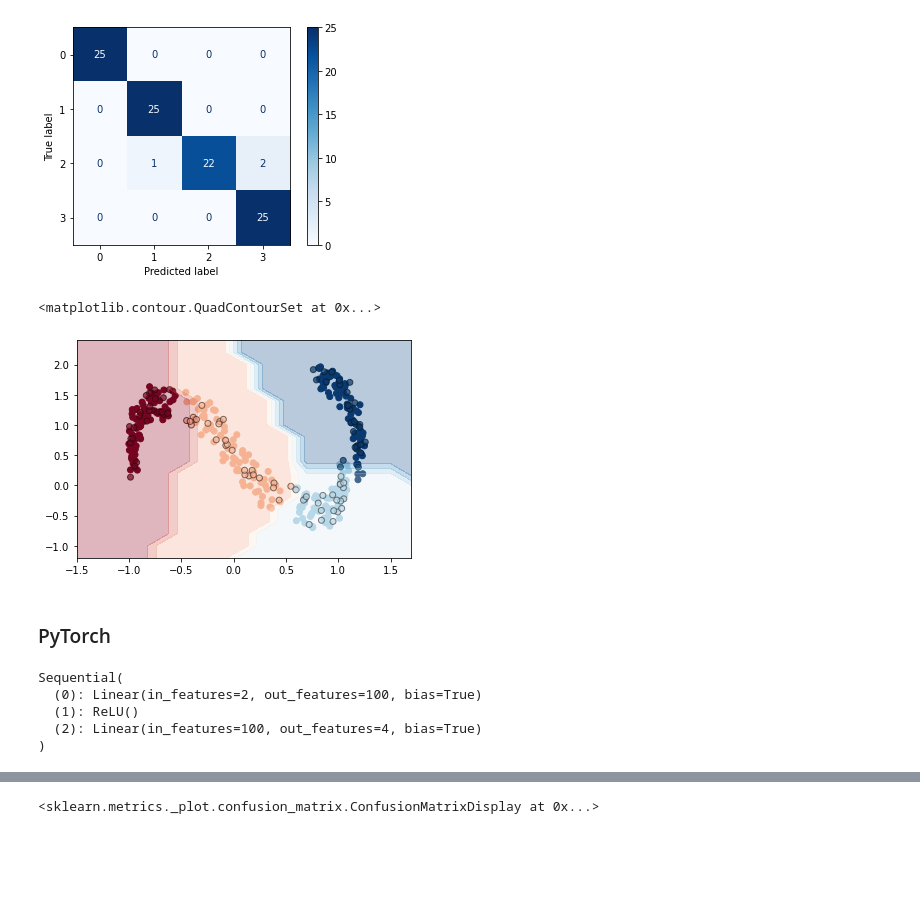
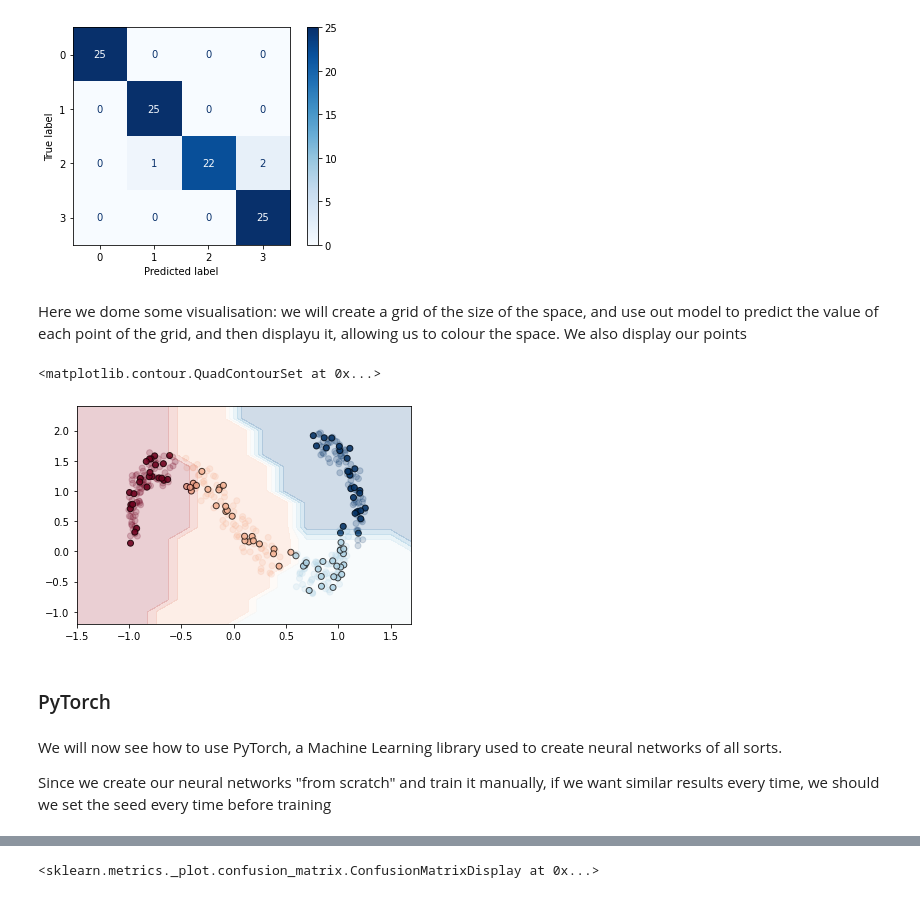
Before and after one commit to MartaVallejo/MachineLearning, a Jupyter notebook: ArtificialNeuralNetwork.ipynb, the cells around one changed output, grey strips where cells are left out. Saved outputs shown, nothing was run; the diff lists cells and outputs as text; code cells hidden in the pictures; blank space fills up the shorter version.

```diff
--- a/ArtificialNeuralNetwork.ipynb
+++ b/ArtificialNeuralNetwork.ipynb
@@ -55,21 +84,24 @@ c.plot(cmap=plt.cm.Blues)
 # %% [output]
 <sklearn.metrics._plot.confusion_matrix.ConfusionMatrixDisplay at 0x...>
 [figure]
+# %% [markdown]
+Here we dome some visualisation: we will create a grid of the size of the space, and use out model to predict the value of each point of the grid, and then displayu it, allowing us to colour the space.
+We also display our points
 # %%
 x_min, x_max = X[:, 0].min() - .5, X[:, 0].max() + .5
 y_min, y_max = X[:, 1].min() - .5, X[:, 1].max() + .5
 xx, yy = np.meshgrid(np.arange(x_min, x_max, 0.2),
                      np.arange(y_min, y_max, 0.2))
-plt.scatter(x_train[:, 0], x_train[:, 1], c=y_train, cmap=plt.cm.RdBu, alpha=1)
-plt.scatter(x_test[:, 0], x_test[:, 1], c=predicted, cmap=plt.cm.RdBu, alpha=0.7,
+plt.scatter(x_train[:, 0], x_train[:, 1], c=y_train, cmap=plt.cm.RdBu, alpha=0.2)
+plt.scatter(x_test[:, 0], x_test[:, 1], c=predicted, cmap=plt.cm.RdBu, alpha=0.9,
             edgecolors='k')
 Z = ann.predict_proba(np.c_[xx.ravel(), yy.ravel()])
 Z = np.argmax(Z, axis=1).reshape(xx.shape)
 plt.xlim(xx.min(), xx.max())
 plt.ylim(yy.min(), yy.max())
-plt.contourf(xx, yy, Z, cmap=plt.cm.RdBu, alpha=.3)
+plt.contourf(xx, yy, Z, cmap=plt.cm.RdBu, alpha=0.2)
 # %% [output]
 <matplotlib.contour.QuadContourSet at 0x...>
-[figure, old version]
+[figure, new version]
 # %% [markdown]
 ### PyTorch
@@ -88,16 +108,4 @@ y_test_t = torch.from_numpy(y_test)
-# %%
-input_size = x_train_t.shape[1]
-hidden_layer_size = 100
-output_size = 4
-model = torch.nn.Sequential(
-    torch.nn.Linear(input_size, hidden_layer_size),
-    torch.nn.ReLU(),
-    torch.nn.Linear(hidden_layer_size, output_size)
-)
-model.double().to(device)
-# %% [output]
-Sequential(
-  (0): Linear(in_features=2, out_features=100, bias=True)
-  (1): ReLU()
-  (2): Linear(in_features=100, out_features=4, bias=True)
-)
+# %% [markdown]
+We will now see how to use PyTorch, a Machine Learning library used to create neural networks of all sorts.
+
+Since we create our neural networks "from scratch" and train it manually, if we want similar results every time, we should we set the seed every time before training
```
Also changed, not shown: parts of 45 cells of this notebook.
